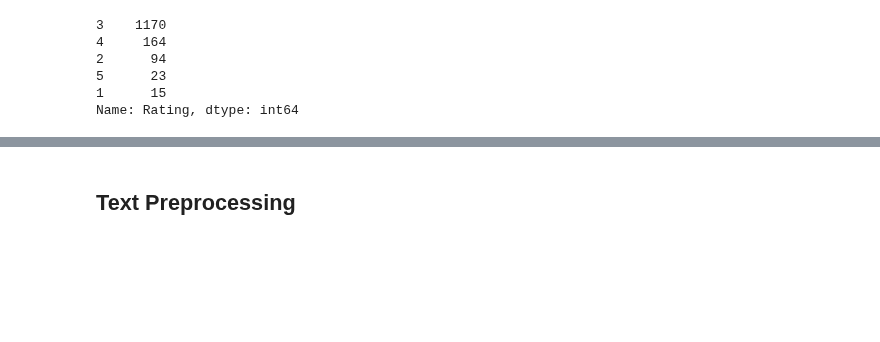
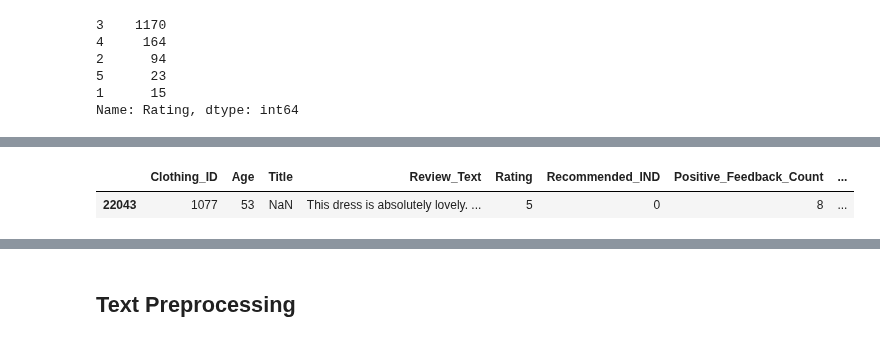
Before and after one commit to jlc0512/Utilizing-E-Commerce-Reviews-to-Predict-Comment-Sentiments, a Jupyter notebook: final_data_prep.ipynb, the cells around one changed output, grey strips where cells are left out. Cells and saved outputs as stored; diff of their text form; code cells hidden in the pictures; blank space fills up the shorter version.

```diff
--- a/final_data_prep.ipynb
+++ b/final_data_prep.ipynb
@@ -550,0 +567,5 @@ Boolean Series key will be reindexed to match DataFrame index.
+# %%
+df.loc[[22043]]
+# %% [output]
+|  | Clothing_ID | Age | Title | Review_Text | Rating | Recommended_IND | Positive_Feedback_Count | ... |
+| 22043 | 1077 | 53 | NaN | This dress is absolutely lovely. ... | 5 | 0 | 8 | ... |
```
Also changed, not shown: parts of 9 cells of this notebook, 1 other file.
